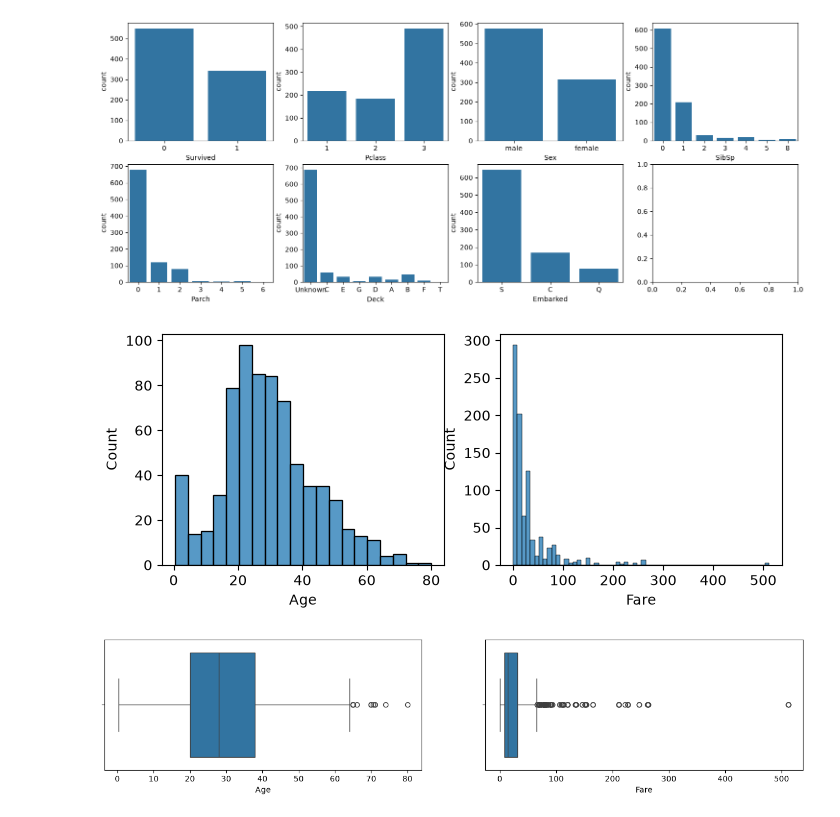
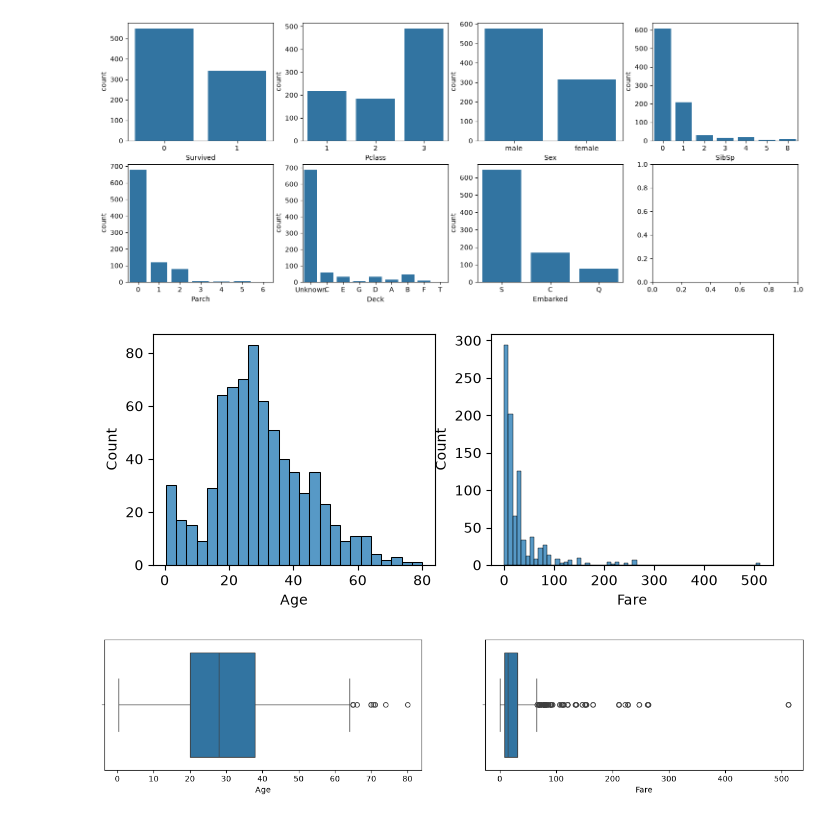
Before and after one commit to kh4beep/Titanic, a Jupyter notebook: draft.ipynb, the cells around one changed output. Drawn from its saved outputs; the diff is of its cells as text; code cells hidden in the pictures.

```diff
--- a/draft.ipynb
+++ b/draft.ipynb
@@ -119,8 +120,16 @@ def get_deck(cabin):
             return part[0]
     return 'Unknown'
 
-df['Deck'] = df.Cabin.apply(get_deck)
-df.head(2)
+df['Deck'] = df['Cabin'].apply(get_deck)
+df['Surname'] = df['Name'].apply(lambda x: x[:x.find(',')])
+df['Title'] = df['Name'].apply(lambda x: x[x.find(',')+2:x.find('.')])
+df.loc[~df.Title.isin(['Mr', 'Miss', 'Mrs', 'Master']), 'Title'] = 'Rare'
+df['FamilySize'] = pd.cut(
+    df['SibSp'] + df['Parch'],
+    bins=[-1, 0, 2, 5, np.inf],
+    labels=['Solo', 'Small', 'Medium', 'Big'],
+).astype(str)
+df.head()
 # %% [output]
 |  | PassengerId | Survived | Pclass | Name | Sex | Age | SibSp | Parch | Ticket | Fare | ... |
 | 0 | 1 | 0 | 3 | Braund, Mr. Owen Harris | male | 22.0 | 1 | 0 | A/5 21171 | 7.2500 | ... |
@@ -128,4 +139,0 @@ df.head(2)
-# %%
-df['Surname'] = df.Name.apply(lambda x: x[:x.find(',')])
-df['Title'] = df.Name.apply(lambda x: x[x.find(',')+2:x.find('.')])
-df.head(2)
@@ -136,3 +139,0 @@ df.head(2)
-# %%
-df['IsGroupTicket'] = (df.groupby('Ticket')['PassengerId'].transform('count') > 1).astype(int)
-df.head(2)
@@ -159,11 +152,11 @@ plt.show()
 [figure]
 # %%
 fig, axes = plt.subplots(1, 2, figsize=(8, 3))
-sns.histplot(df, ax=axes[0], x='Age')
+sns.histplot(df, ax=axes[0], x='Age', bins=25)
 sns.histplot(df, ax=axes[1], x='Fare')
 plt.show()
 # %% [output]
-[figure, old version]
+[figure, new version]
 # %%
 fig, axes = plt.subplots(1, 2, figsize=(16, 3))
 sns.boxplot(df, ax=axes[0], x='Age')
```
Also changed, not shown: parts of 8 cells of this notebook, 9 other files.
